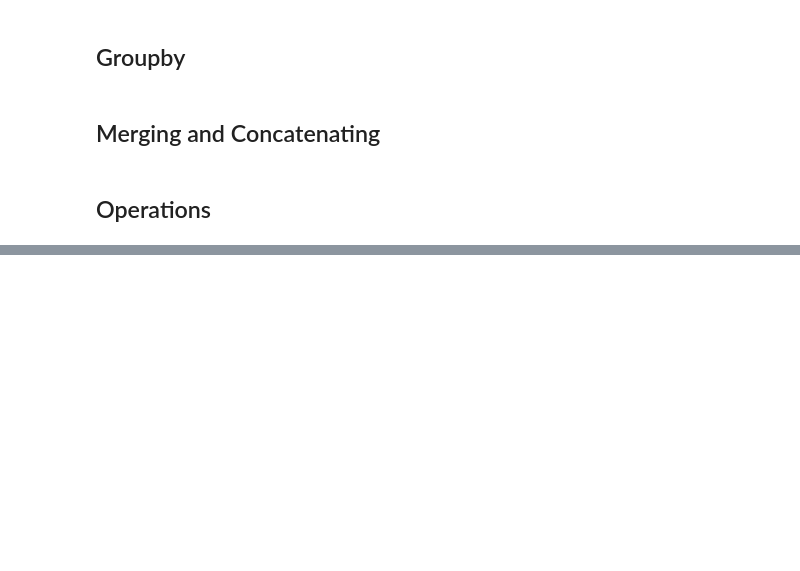
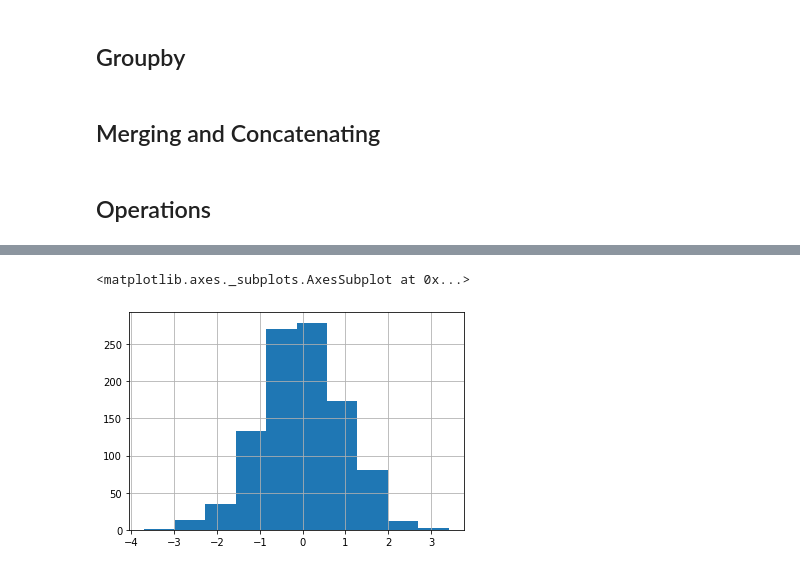
Before and after one commit to aryabhatta22/Python-Tools-For-Machine-Learning, a Jupyter notebook: pandas.ipynb, the cells around one changed output, grey strips where cells are left out. Drawn from its saved outputs; the diff is of its cells as text; code cells hidden in the pictures; blank space fills up the shorter version.

Commit message:
added visualization in pandas

```diff
--- a/pandas.ipynb
+++ b/pandas.ipynb
@@ -272,0 +280,2 @@ df.pivot_table(values = 'D', index = ['A', 'B'], columns = ['C'])
+# %%
+df1 = pd.read_csv('df1', index_col = 0)
@@ -272,0 +291,5 @@ df.pivot_table(values = 'D', index = ['A', 'B'], columns = ['C'])
+# %%
+df1['A'].hist()   # creates histigram of columna
+# %% [output]
+<matplotlib.axes._subplots.AxesSubplot at 0x...>
+[figure, added]
```
Also changed, not shown: parts of 24 cells of this notebook.
